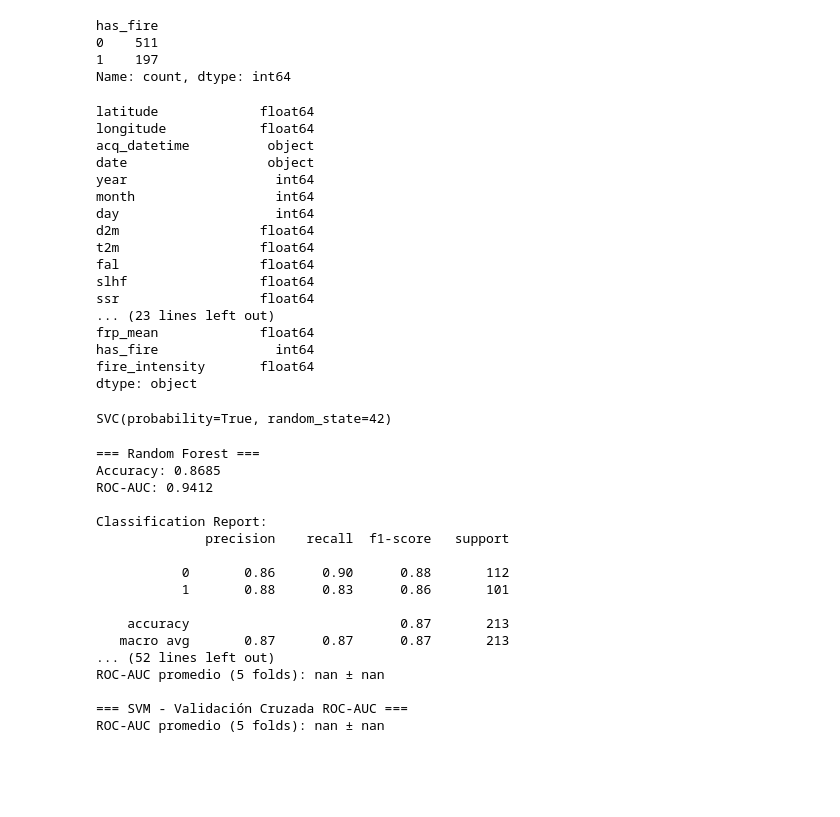
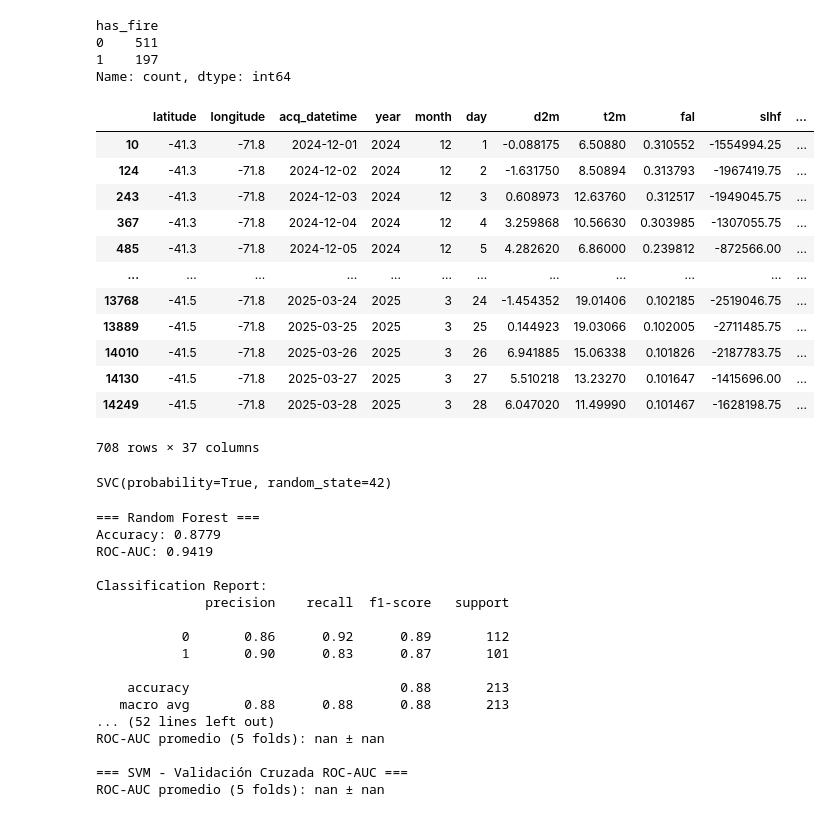
Before and after one commit to HunterCitto/199---Seminario-Final, a Jupyter notebook: notebooks/Seminario Final (CURRENT).ipynb, the cells around one changed output. Drawn from its saved outputs; the diff is of its cells as text; code cells hidden in the pictures; blank space fills up the shorter version.

```diff
--- a/notebooks/Seminario Final (CURRENT).ipynb
+++ b/notebooks/Seminario Final (CURRENT).ipynb
@@ -2219,8 +2206,7 @@ from xgboost import XGBClassifier
 # %%
 df = pd.read_csv(f"{cfg.DATA_PROCESSED}/df_final_20251011_203237.csv")
 
-# Eliminar columnas innecesarias...
-df = df.drop(columns=['level_2'])
+df = df.drop(['level_2', 'date'], axis = 1)
 df['acq_datetime'] = pd.to_datetime(df['acq_datetime'])
 df['riesgo_incendio'] = df['riesgo_incendio'].astype('category')
 df = df.sort_values(['acq_datetime']).reset_index(drop = True)
@@ -2246,26 +2235,22 @@ has_fire
 0    511
 1    197
 Name: count, dtype: int64
-# %%
-df_ml.dtypes
-# %% [output]
-latitude             float64
-longitude            float64
-acq_datetime          object
-date                  object
-year                   int64
-month                  int64
-day                    int64
-d2m                  float64
-t2m                  float64
-fal                  float64
-slhf                 float64
-ssr                  float64
-... (23 lines left out)
-frp_mean             float64
-has_fire               int64
-fire_intensity       float64
-dtype: object
+# %%
+df_ml
+# %% [output]
+|  | latitude | longitude | acq_datetime | year | month | day | d2m | t2m | fal | slhf | ... |
+| 10 | -41.3 | -71.8 | 2024-12-01 | 2024 | 12 | 1 | -0.088175 | 6.50880 | 0.310552 | -1554994.25 | ... |
+| 124 | -41.3 | -71.8 | 2024-12-02 | 2024 | 12 | 2 | -1.631750 | 8.50894 | 0.313793 | -1967419.75 | ... |
+| 243 | -41.3 | -71.8 | 2024-12-03 | 2024 | 12 | 3 | 0.608973 | 12.63760 | 0.312517 | -1949045.75 | ... |
+| 367 | -41.3 | -71.8 | 2024-12-04 | 2024 | 12 | 4 | 3.259868 | 10.56630 | 0.303985 | -1307055.75 | ... |
+| 485 | -41.3 | -71.8 | 2024-12-05 | 2024 | 12 | 5 | 4.282620 | 6.86000 | 0.239812 | -872566.00 | ... |
+| ... | ... | ... | ... | ... | ... | ... | ... | ... | ... | ... | ... |
+| 13768 | -41.5 | -71.8 | 2025-03-24 | 2025 | 3 | 24 | -1.454352 | 19.01406 | 0.102185 | -2519046.75 | ... |
+| 13889 | -41.5 | -71.8 | 2025-03-25 | 2025 | 3 | 25 | 0.144923 | 19.03066 | 0.102005 | -2711485.75 | ... |
+| 14010 | -41.5 | -71.8 | 2025-03-26 | 2025 | 3 | 26 | 6.941885 | 15.06338 | 0.101826 | -2187783.75 | ... |
+| 14130 | -41.5 | -71.8 | 2025-03-27 | 2025 | 3 | 27 | 5.510218 | 13.23270 | 0.101647 | -1415696.00 | ... |
+| 14249 | -41.5 | -71.8 | 2025-03-28 | 2025 | 3 | 28 | 6.047020 | 11.49990 | 0.101467 | -1628198.75 | ... |
+708 rows × 37 columns
 # %%
 features = ['d2m', 't2m', 'fal', 'slhf', 'ssr', 'str', 'sshf', 'ssrd', 'strd',
            'e', 'u10', 'v10', 'sp', 'tp', 'lai_hv', 'lai_lv', 'humedad_relativa',
@@ -2320,8 +2309,8 @@ def CrossValidationROC_AUC(model, X, y, model_name, scaled = False):
     else:
         X_eval = X
 
-    groups = df.loc[X.index, 'acq_datetime'].dt.to_period('M')
-    cv = StratifiedGroupKFold(n_splits = 5, shuffle = True, random_state = 42)
+    groups = df_ml.loc[X.index, 'acq_datetime'].dt.to_period('M')
+    cv = StratifiedGroupKFold(n_splits = 4)
     scores = cross_val_score(model, X_eval, y, cv = cv, scoring = 'roc_auc', groups=groups, n_jobs=-1)
 
     print(f"\n=== {model_name} - Validación Cruzada ROC-AUC ===")
@@ -2347,17 +2336,17 @@ CrossValidationROC_AUC(xgb_model, X, y, "XGBoost")
 CrossValidationROC_AUC(svm_pipeline, X, y, "SVM", scaled = True)
 # %% [output]
 === Random Forest ===
-Accuracy: 0.8685
-ROC-AUC: 0.9412
+Accuracy: 0.8779
+ROC-AUC: 0.9419
 
 Classification Report:
               precision    recall  f1-score   support
 
-           0       0.86      0.90      0.88       112
-           1       0.88      0.83      0.86       101
+           0       0.86      0.92      0.89       112
+           1       0.90      0.83      0.87       101
 
-    accuracy                           0.87       213
-   macro avg       0.87      0.87      0.87       213
+    accuracy                           0.88       213
+   macro avg       0.88      0.88      0.88       213
 ... (52 lines left out)
 ROC-AUC promedio (5 folds): nan ± nan
 
```
Also changed, not shown: parts of 12 cells of this notebook, 2 other files.
